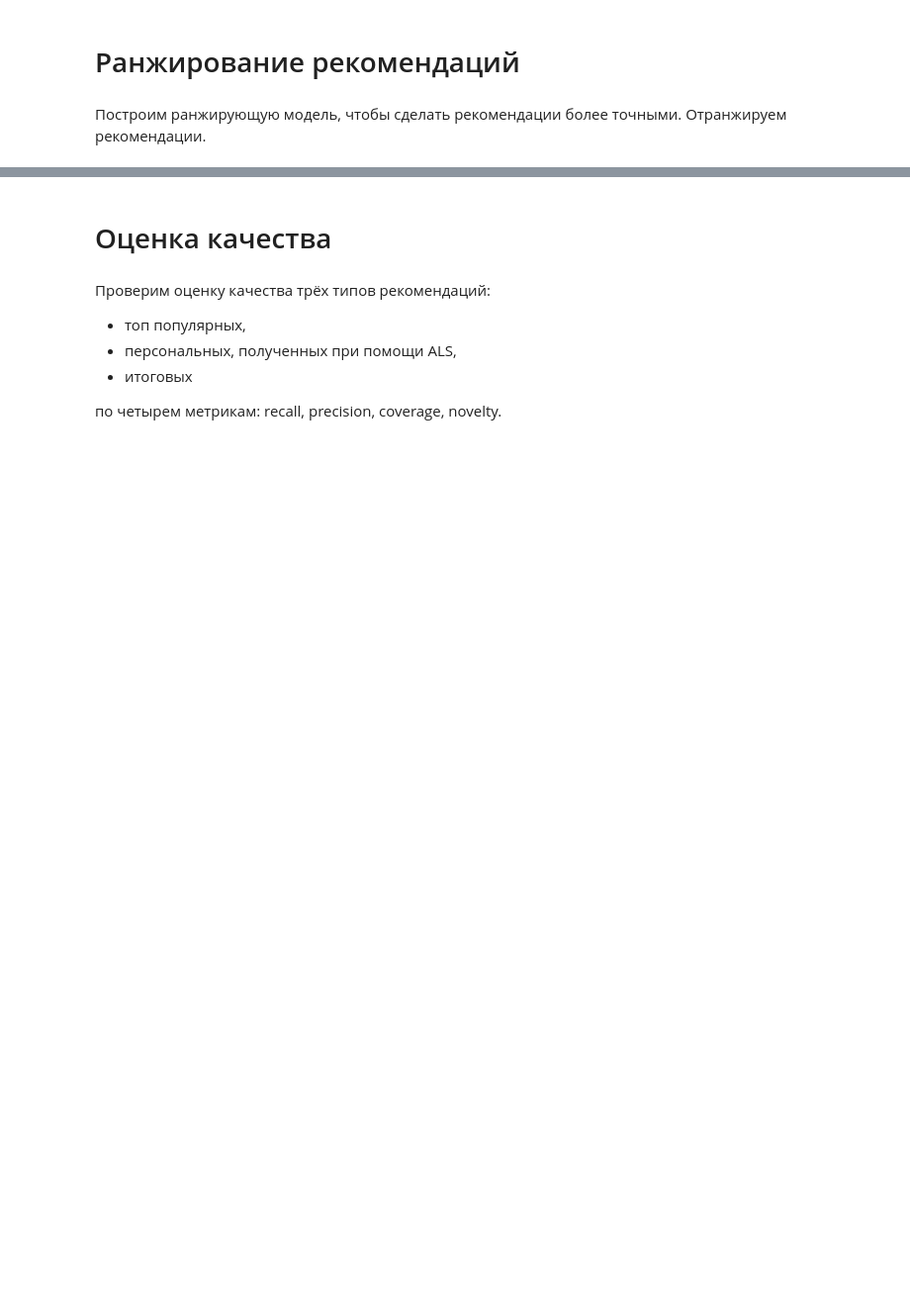
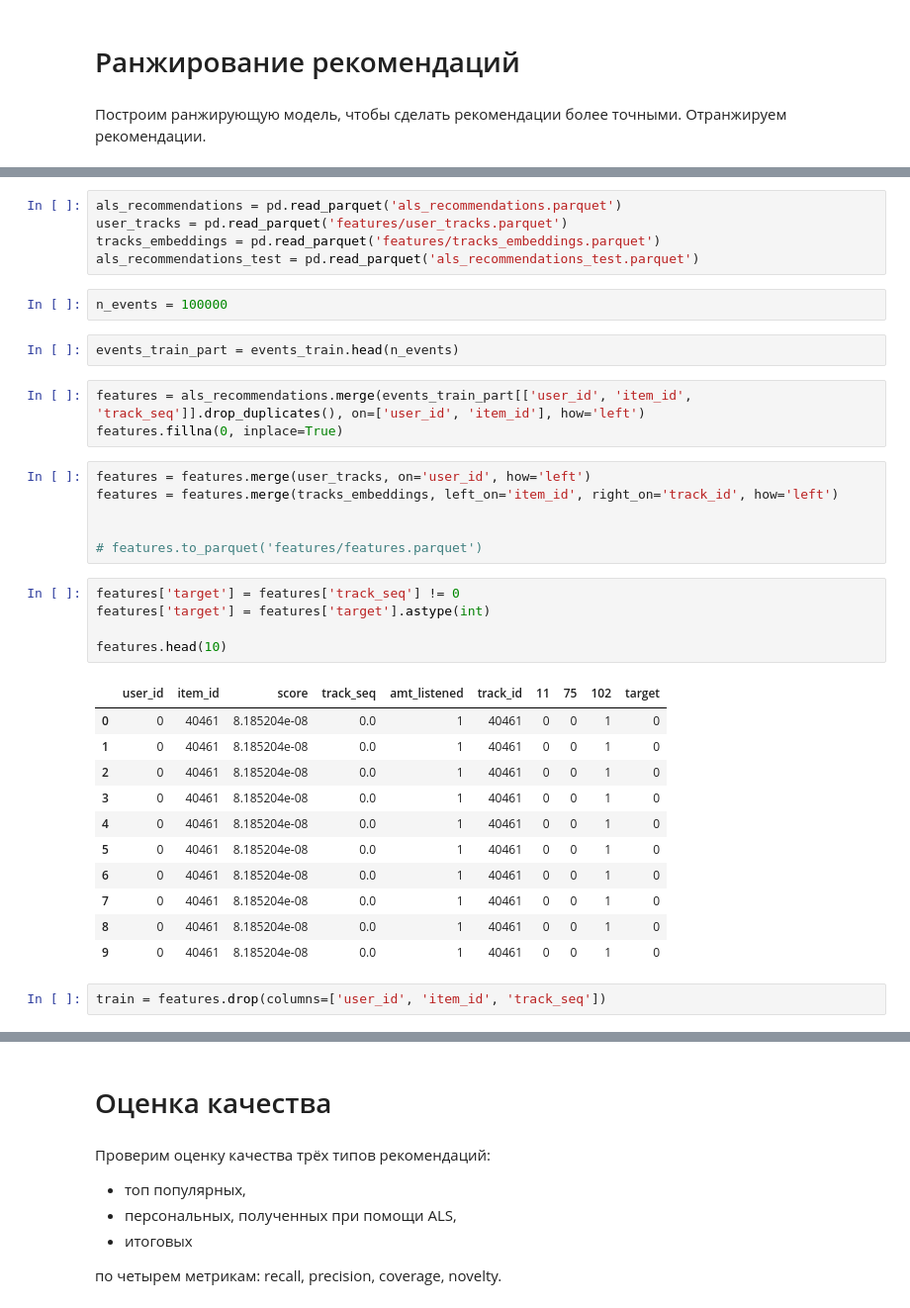
Before and after one commit to Alexdemenev/mle-project-sprint-4-v001, a Jupyter notebook: recommendations.ipynb, the cells around one changed output, grey strips where cells are left out. Shown at 99% size. Drawn from its saved outputs; the diff is of its cells as text; blank space fills up the shorter version.

Commit message:
Add recommendations

```diff
--- a/recommendations.ipynb
+++ b/recommendations.ipynb
@@ -710,0 +817,37 @@ True
+# %%
+als_recommendations = pd.read_parquet('als_recommendations.parquet')
+user_tracks = pd.read_parquet('features/user_tracks.parquet')
+tracks_embeddings = pd.read_parquet('features/tracks_embeddings.parquet')
+als_recommendations_test = pd.read_parquet('als_recommendations_test.parquet')
+# %%
+n_events = 100000
+# %%
+events_train_part = events_train.head(n_events)
+# %%
+features = als_recommendations.merge(events_train_part[['user_id', 'item_id', 'track_seq']].drop_duplicates(), on=['user_id', 'item_id'], how='left')
+features.fillna(0, inplace=True)
+# %%
+features = features.merge(user_tracks, on='user_id', how='left')
+features = features.merge(tracks_embeddings, left_on='item_id', right_on='track_id', how='left')
+
+
+# features.to_parquet('features/features.parquet')
+# %%
+features['target'] = features['track_seq'] != 0
+features['target'] = features['target'].astype(int)
+
+features.head(10)
+# %% [output]
+|  | user_id | item_id | score | track_seq | amt_listened | track_id | 11 | 75 | 102 | target |
+| 0 | 0 | 40461 | 8.185204e-08 | 0.0 | 1 | 40461 | 0 | 0 | 1 | 0 |
+| 1 | 0 | 40461 | 8.185204e-08 | 0.0 | 1 | 40461 | 0 | 0 | 1 | 0 |
+| 2 | 0 | 40461 | 8.185204e-08 | 0.0 | 1 | 40461 | 0 | 0 | 1 | 0 |
+| 3 | 0 | 40461 | 8.185204e-08 | 0.0 | 1 | 40461 | 0 | 0 | 1 | 0 |
+| 4 | 0 | 40461 | 8.185204e-08 | 0.0 | 1 | 40461 | 0 | 0 | 1 | 0 |
+| 5 | 0 | 40461 | 8.185204e-08 | 0.0 | 1 | 40461 | 0 | 0 | 1 | 0 |
+| 6 | 0 | 40461 | 8.185204e-08 | 0.0 | 1 | 40461 | 0 | 0 | 1 | 0 |
+| 7 | 0 | 40461 | 8.185204e-08 | 0.0 | 1 | 40461 | 0 | 0 | 1 | 0 |
+| 8 | 0 | 40461 | 8.185204e-08 | 0.0 | 1 | 40461 | 0 | 0 | 1 | 0 |
+| 9 | 0 | 40461 | 8.185204e-08 | 0.0 | 1 | 40461 | 0 | 0 | 1 | 0 |
+# %%
+train = features.drop(columns=['user_id', 'item_id', 'track_seq'])
```
Also changed, not shown: parts of 38 cells of this notebook.
